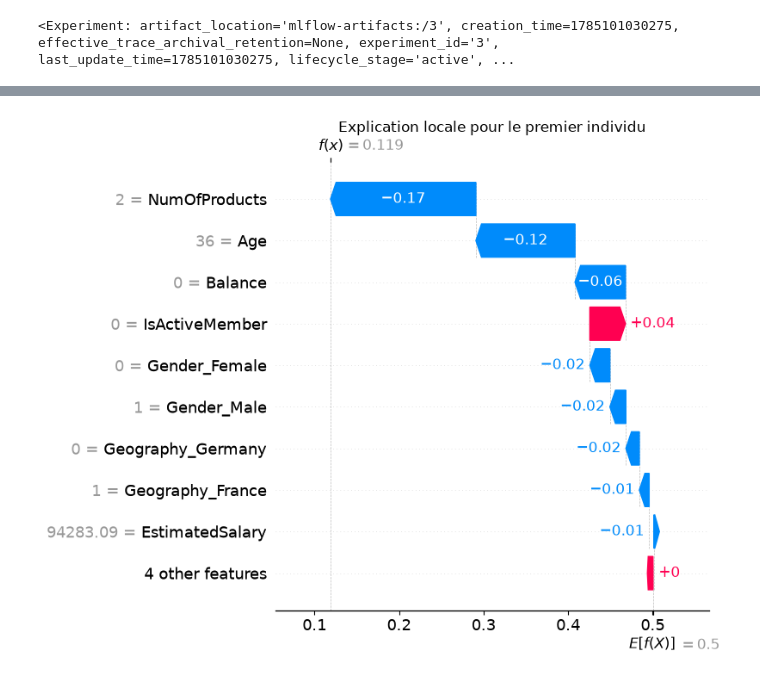
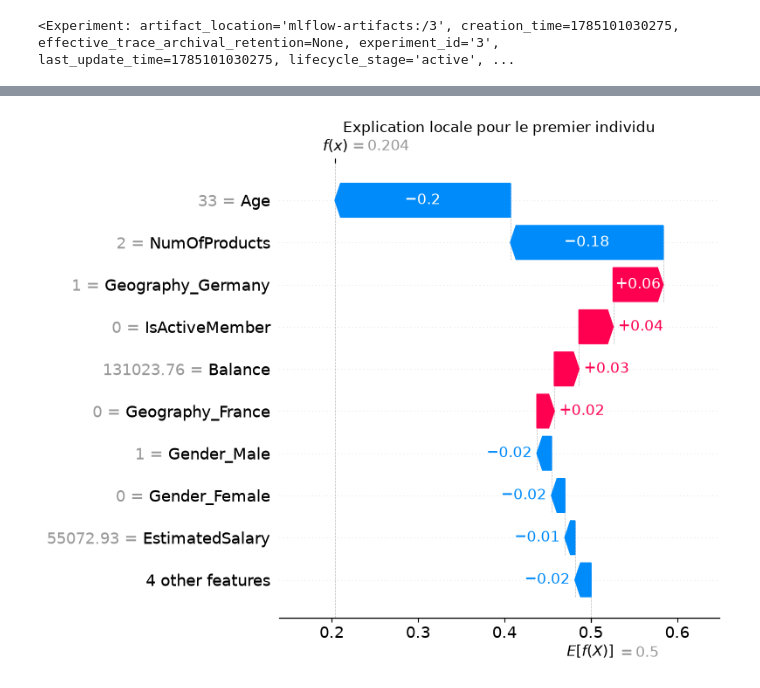
Before and after one commit to Loscope29/Churn-Prediction, a Jupyter notebook: Churn Prediction/notebooks/7_Optimization.ipynb, the cells around one changed output, grey strips where cells are left out. Drawn from its saved outputs; the diff is of its cells as text; code cells hidden in the pictures.

```diff
--- a/Churn Prediction/notebooks/7_Optimization.ipynb
+++ b/Churn Prediction/notebooks/7_Optimization.ipynb
@@ -152,9 +155,9 @@ plt.show()
 # %%
 # Graphique 2 : Explication locale (Waterfall pour le 1er individu)
 plt.figure()
-shap.plots.waterfall(shap_values_class1[0], show=False)
+shap.plots.waterfall(shap_values_class1[1], show=False)
 plt.title("Explication locale pour le premier individu")
 plt.tight_layout()
 plt.show()
 # %% [output]
-[figure, old version]
+[figure, new version]
```
Also changed, not shown: parts of 7 cells of this notebook, 24 other files.
